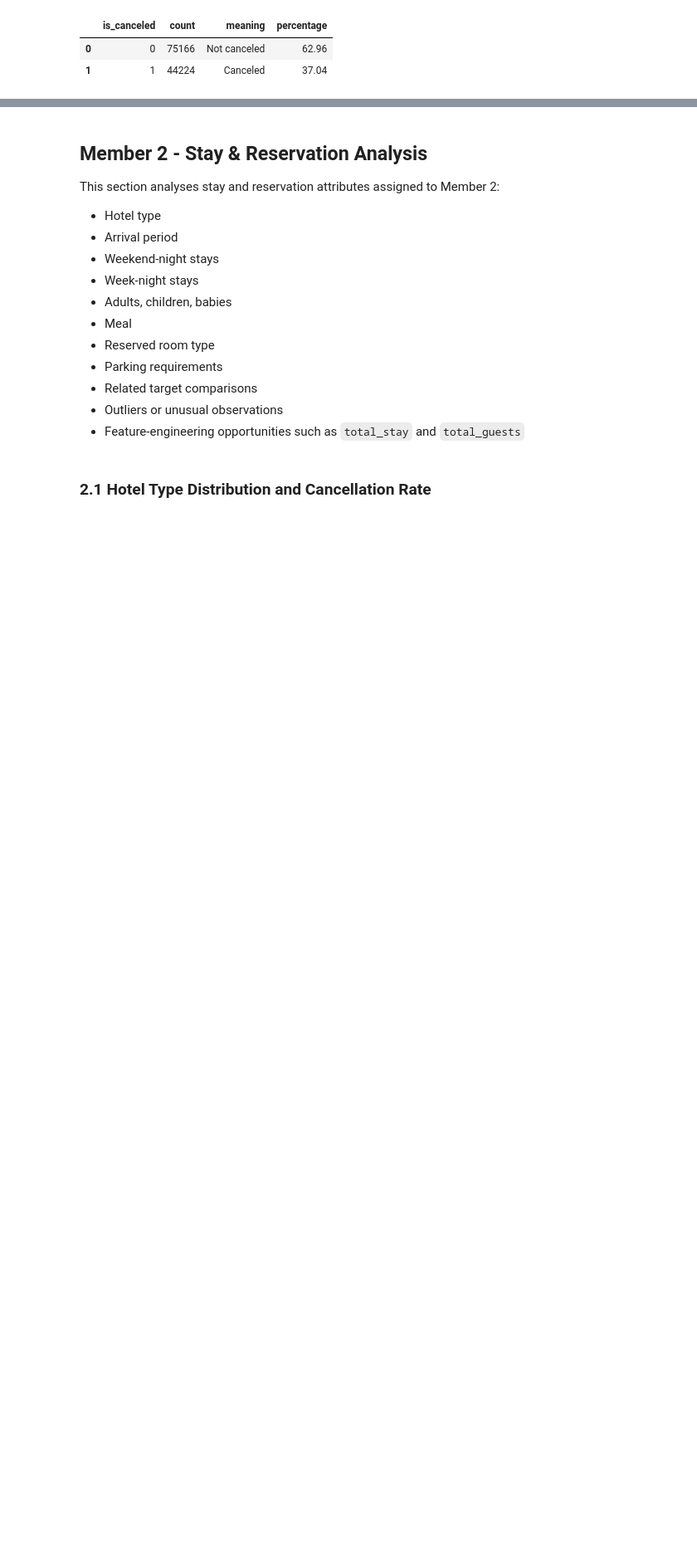
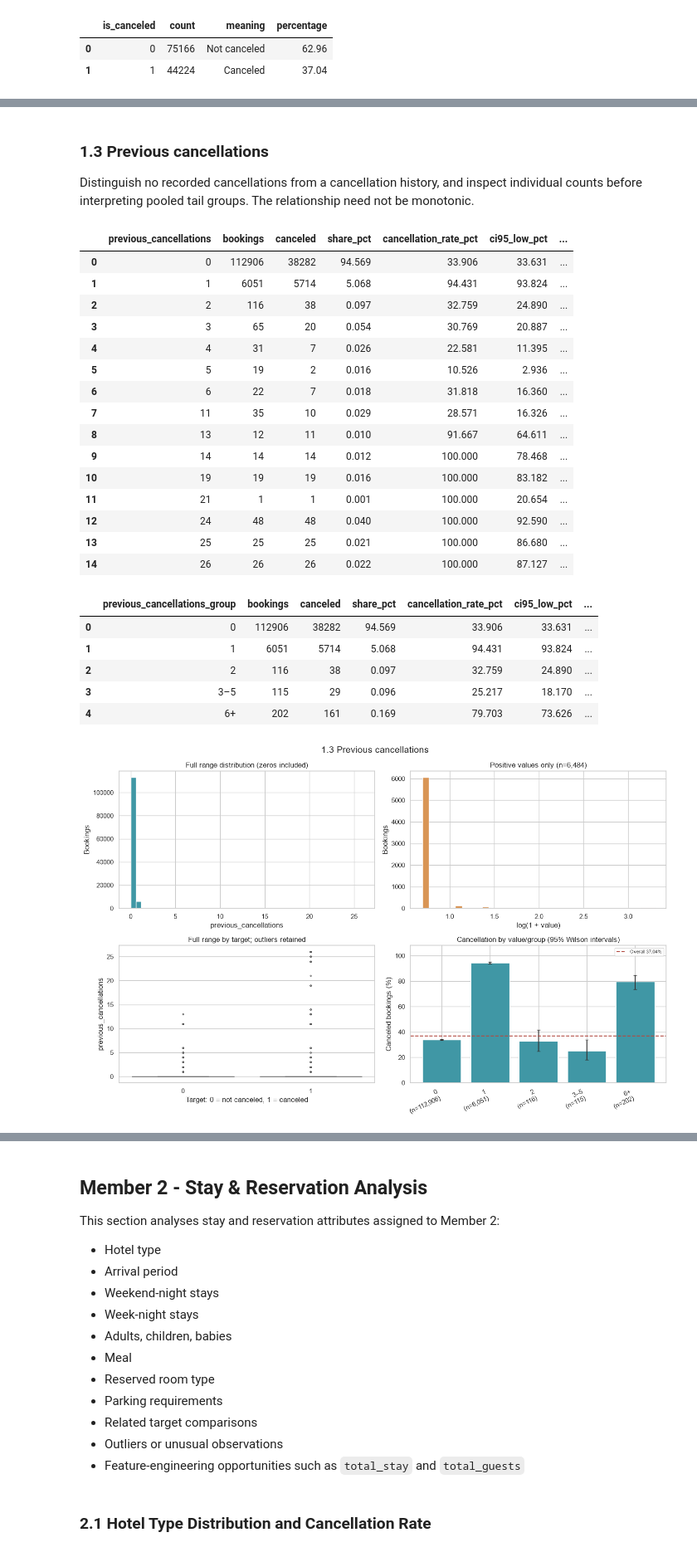
Before and after one commit to Manesha03/IT3051-FDM-Mini-Project-2026, a Jupyter notebook: 02_EDA/EDA.ipynb, the cells around one changed output, grey strips where cells are left out. Shown at 83% size. Drawn from its saved outputs; the diff is of its cells as text; code cells hidden in the pictures; blank space fills up the shorter version.

```diff
--- a/02_EDA/EDA.ipynb
+++ b/02_EDA/EDA.ipynb
@@ -72,0 +266,30 @@ This section is reserved for Member 1. Suggested variables include lead time, pr
+# %% [markdown]
+### 1.3 Previous cancellations
+
+Distinguish no recorded cancellations from a cancellation history, and inspect individual counts before interpreting pooled tail groups. The relationship need not be monotonic.
+# %%
+m1_analyse('previous_cancellations', '1.3 Previous cancellations')
+# %% [output]
+|  | previous_cancellations | bookings | canceled | share_pct | cancellation_rate_pct | ci95_low_pct | ... |
+| 0 | 0 | 112906 | 38282 | 94.569 | 33.906 | 33.631 | ... |
+| 1 | 1 | 6051 | 5714 | 5.068 | 94.431 | 93.824 | ... |
+| 2 | 2 | 116 | 38 | 0.097 | 32.759 | 24.890 | ... |
+| 3 | 3 | 65 | 20 | 0.054 | 30.769 | 20.887 | ... |
+| 4 | 4 | 31 | 7 | 0.026 | 22.581 | 11.395 | ... |
+| 5 | 5 | 19 | 2 | 0.016 | 10.526 | 2.936 | ... |
+| 6 | 6 | 22 | 7 | 0.018 | 31.818 | 16.360 | ... |
+| 7 | 11 | 35 | 10 | 0.029 | 28.571 | 16.326 | ... |
+| 8 | 13 | 12 | 11 | 0.010 | 91.667 | 64.611 | ... |
+| 9 | 14 | 14 | 14 | 0.012 | 100.000 | 78.468 | ... |
+| 10 | 19 | 19 | 19 | 0.016 | 100.000 | 83.182 | ... |
+| 11 | 21 | 1 | 1 | 0.001 | 100.000 | 20.654 | ... |
+| 12 | 24 | 48 | 48 | 0.040 | 100.000 | 92.590 | ... |
+| 13 | 25 | 25 | 25 | 0.021 | 100.000 | 86.680 | ... |
+| 14 | 26 | 26 | 26 | 0.022 | 100.000 | 87.127 | ... |
+|  | previous_cancellations_group | bookings | canceled | share_pct | cancellation_rate_pct | ci95_low_pct | ... |
+| 0 | 0 | 112906 | 38282 | 94.569 | 33.906 | 33.631 | ... |
+| 1 | 1 | 6051 | 5714 | 5.068 | 94.431 | 93.824 | ... |
+| 2 | 2 | 116 | 38 | 0.097 | 32.759 | 24.890 | ... |
+| 3 | 3–5 | 115 | 29 | 0.096 | 25.217 | 18.170 | ... |
+| 4 | 6+ | 202 | 161 | 0.169 | 79.703 | 73.626 | ... |
+[figure, added]
```
Also changed, not shown: parts of 34 cells of this notebook, 11 other files.
